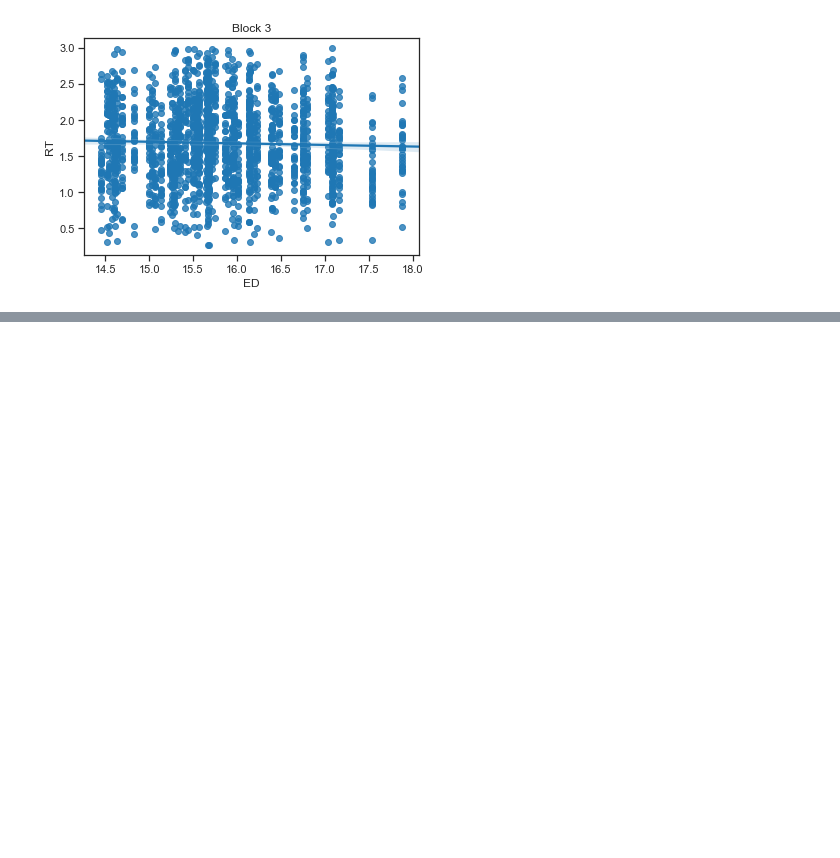
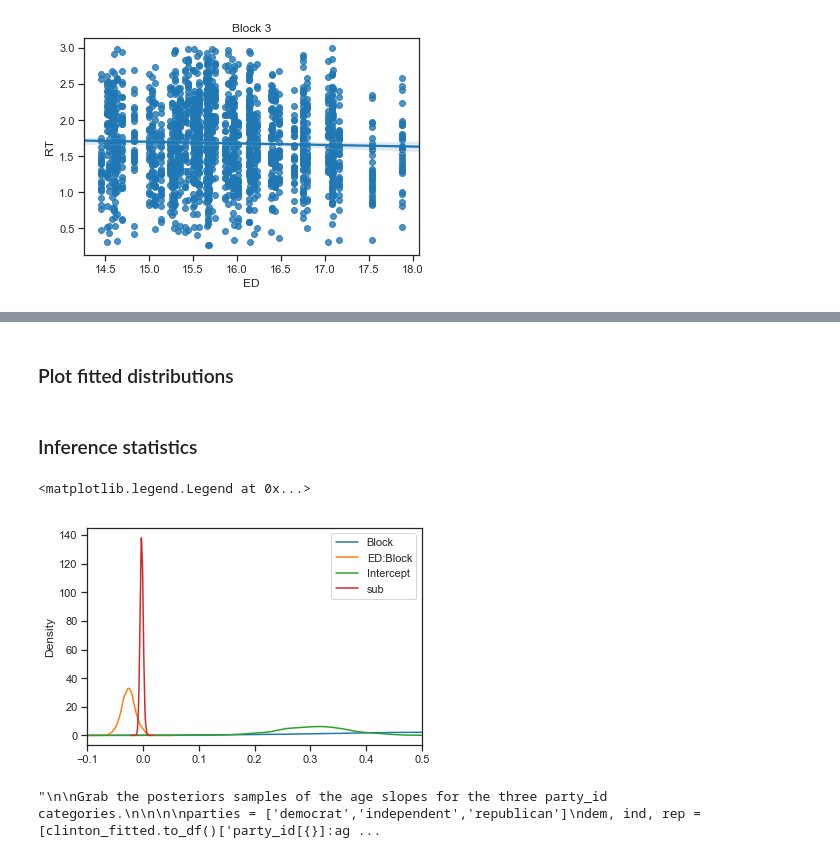
Before and after one commit to oliver-contier/ri_hmax, a Jupyter notebook: inspect_results.ipynb, the cells around one changed output, grey strips where cells are left out. Saved outputs shown, nothing was run; the diff lists cells and outputs as text; code cells hidden in the pictures; blank space fills up the shorter version.

```diff
--- a/inspect_results.ipynb
+++ b/inspect_results.ipynb
@@ -423,0 +504,6 @@ for block in xrange(3):
+# %%
+# Look at results in form of data frame. Each row is one sample across distribution.
+# Check column names for plausibility.
+
+results_df = results.to_df()
+results_df.head()
@@ -423,0 +527,2 @@ for block in xrange(3):
+# %% [markdown]
+### Plot fitted distributions
@@ -423,0 +534,2 @@ for block in xrange(3):
+# %% [markdown]
+### Inference statistics
@@ -423,0 +545,27 @@ for block in xrange(3):
+# %%
+# Posterior distributions
+
+for col in results_df.columns:
+    results_df[col].plot(kind='kde', xlim=[-.1, .5])
+plt.legend(loc='upper right')
+# %% [output]
+<matplotlib.legend.Legend at 0x...>
+[figure, added]
+# %%
+# From Bambi example
+"""
+
+Grab the posteriors samples of the age slopes for the three party_id categories.
+
+
+
+parties = ['democrat','independent','republican']
+dem, ind, rep = [clinton_fitted.to_df()['party_id[{}]:age'.format(x)] for x in parties]
+
+for x in [dem, ind, rep]:
+    x.plot(kind='kde', xlim=[-.2, .1])
+plt.legend(loc='upper left')
+
+"""
+# %% [output]
+"\n\nGrab the posteriors samples of the age slopes for the three party_id categories.\n\n\n\nparties = ['democrat','independent','republican']\ndem, ind, rep = [clinton_fitted.to_df()['party_id[{}]:ag ...
```
Also changed, not shown: parts of 23 cells of this notebook.
